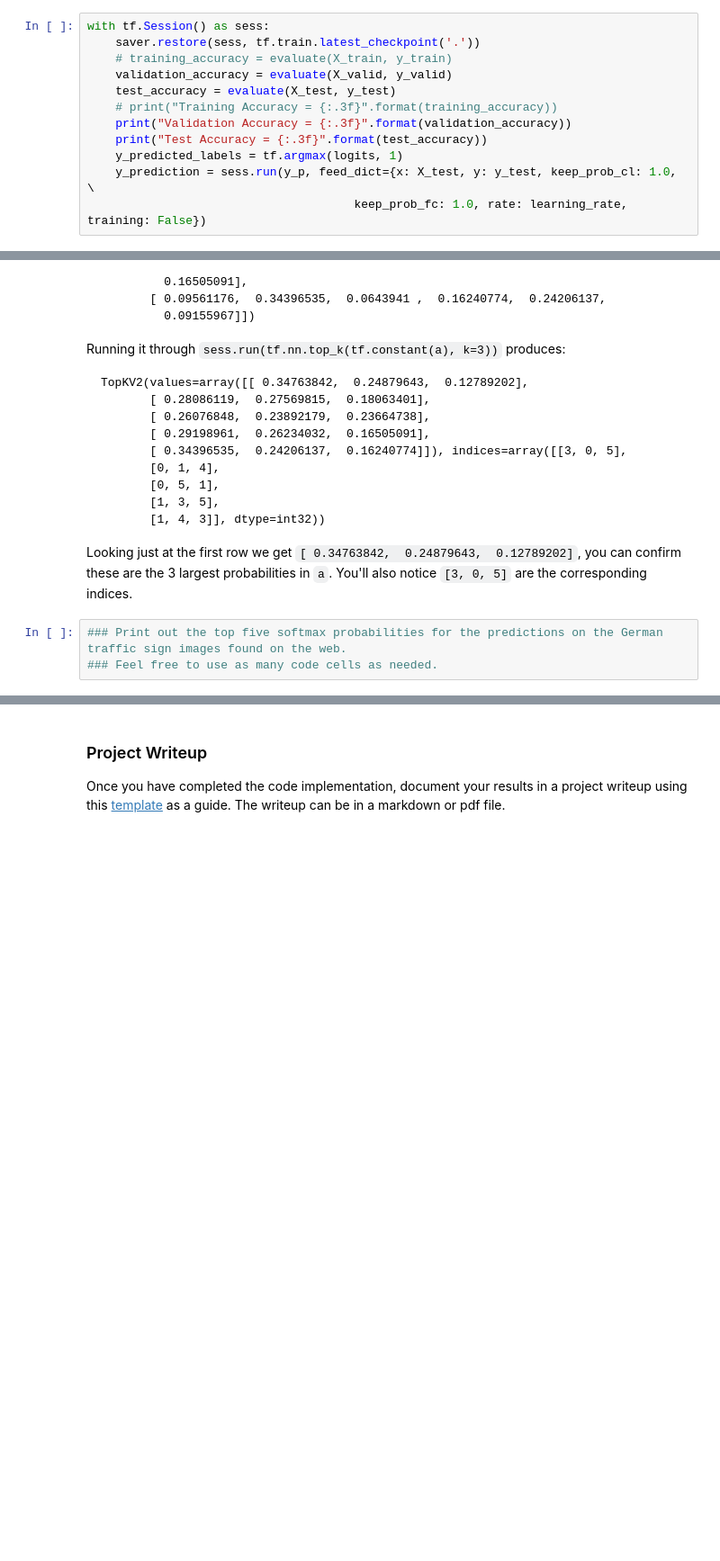
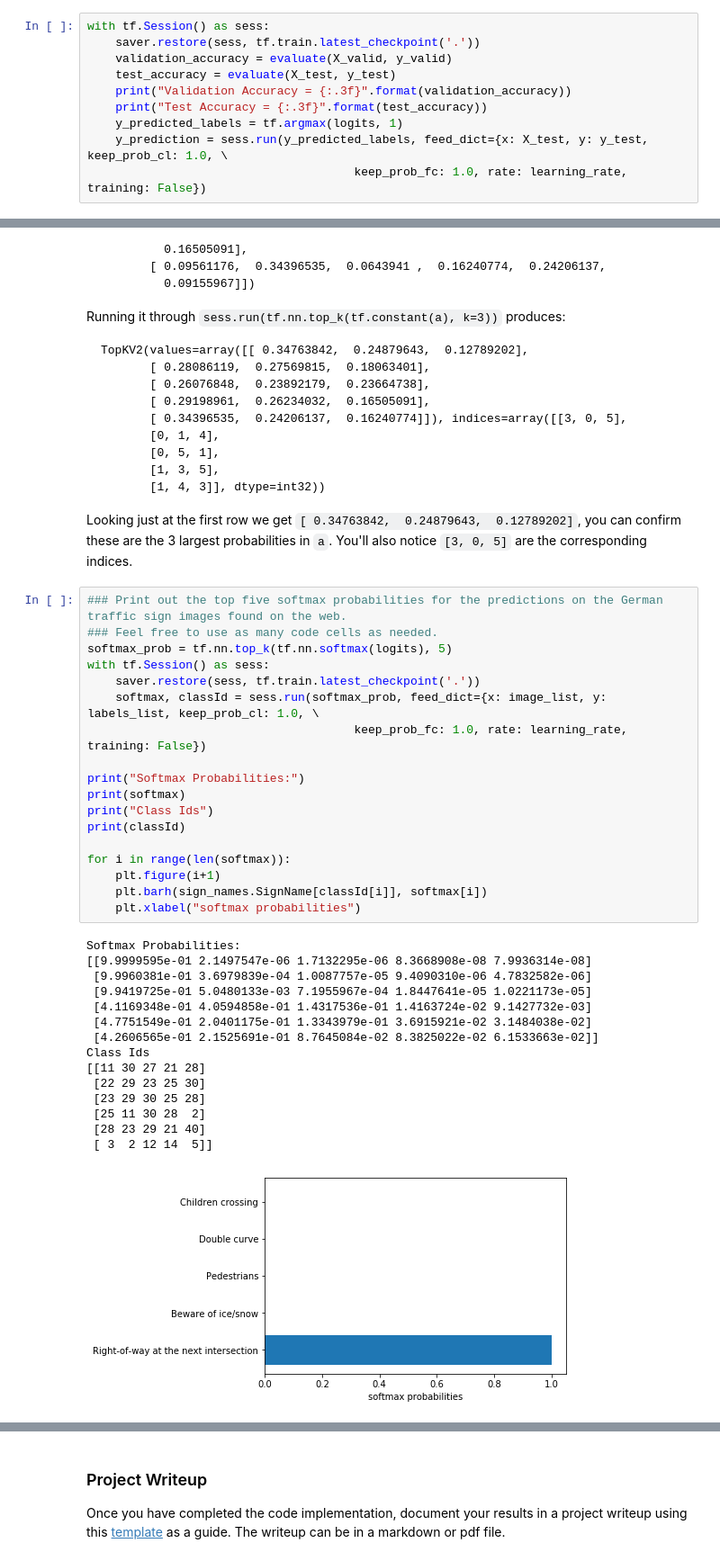
Before and after one commit to utsawk/CarND-Traffic-Sign-Classifier-Project, a Jupyter notebook: Traffic_Sign_Classifier.ipynb, the cells around one changed output, grey strips where cells are left out. Shown at 90% size. Cells and saved outputs as stored; diff of their text form; blank space fills up the shorter version.

```diff
--- a/Traffic_Sign_Classifier.ipynb
+++ b/Traffic_Sign_Classifier.ipynb
@@ -585,13 +725,11 @@ plt.show()
 # %%
 with tf.Session() as sess:
     saver.restore(sess, tf.train.latest_checkpoint('.'))
-    # training_accuracy = evaluate(X_train, y_train)
     validation_accuracy = evaluate(X_valid, y_valid)
     test_accuracy = evaluate(X_test, y_test)
-    # print("Training Accuracy = {:.3f}".format(training_accuracy))
     print("Validation Accuracy = {:.3f}".format(validation_accuracy))
     print("Test Accuracy = {:.3f}".format(test_accuracy))
     y_predicted_labels = tf.argmax(logits, 1)
-    y_prediction = sess.run(y_p, feed_dict={x: X_test, y: y_test, keep_prob_cl: 1.0, \
+    y_prediction = sess.run(y_predicted_labels, feed_dict={x: X_test, y: y_test, keep_prob_cl: 1.0, \
                                       keep_prob_fc: 1.0, rate: learning_rate, training: False})
 # %% [output]
@@ -769,3 +907,34 @@ Looking just at the first row we get `[ 0.34763842,  0.24879643,  0.12789202]`,
 # %%
 ### Print out the top five softmax probabilities for the predictions on the German traffic sign images found on the web.
 ### Feel free to use as many code cells as needed.
+softmax_prob = tf.nn.top_k(tf.nn.softmax(logits), 5)
+with tf.Session() as sess:
+    saver.restore(sess, tf.train.latest_checkpoint('.'))
+    softmax, classId = sess.run(softmax_prob, feed_dict={x: image_list, y: labels_list, keep_prob_cl: 1.0, \
+                                      keep_prob_fc: 1.0, rate: learning_rate, training: False})
+
+print("Softmax Probabilities:")
+print(softmax)
+print("Class Ids")
+print(classId)
+
+for i in range(len(softmax)):
+    plt.figure(i+1)
+    plt.barh(sign_names.SignName[classId[i]], softmax[i])
+    plt.xlabel("softmax probabilities")
+# %% [output]
+Softmax Probabilities:
+[[9.9999595e-01 2.1497547e-06 1.7132295e-06 8.3668908e-08 7.9936314e-08]
+ [9.9960381e-01 3.6979839e-04 1.0087757e-05 9.4090310e-06 4.7832582e-06]
+ [9.9419725e-01 5.0480133e-03 7.1955967e-04 1.8447641e-05 1.0221173e-05]
+ [4.1169348e-01 4.0594858e-01 1.4317536e-01 1.4163724e-02 9.1427732e-03]
+ [4.7751549e-01 2.0401175e-01 1.3343979e-01 3.6915921e-02 3.1484038e-02]
+ [4.2606565e-01 2.1525691e-01 8.7645084e-02 8.3825022e-02 6.1533663e-02]]
+Class Ids
+[[11 30 27 21 28]
+ [22 29 23 25 30]
+ [23 29 30 25 28]
+ [25 11 30 28  2]
+ [28 23 29 21 40]
+ [ 3  2 12 14  5]]
+[figure, added]
```
Also changed, not shown: parts of 21 cells of this notebook, 8 other files.
